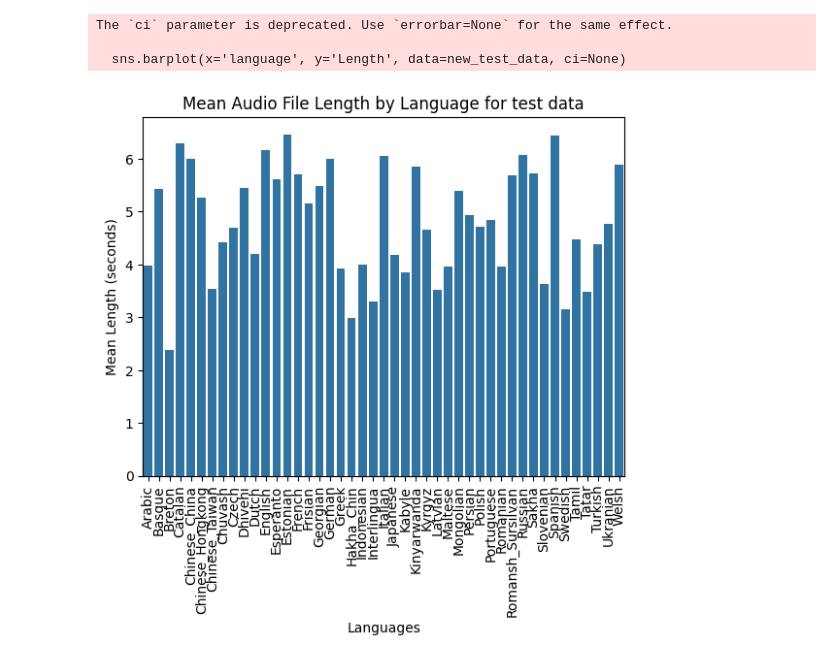
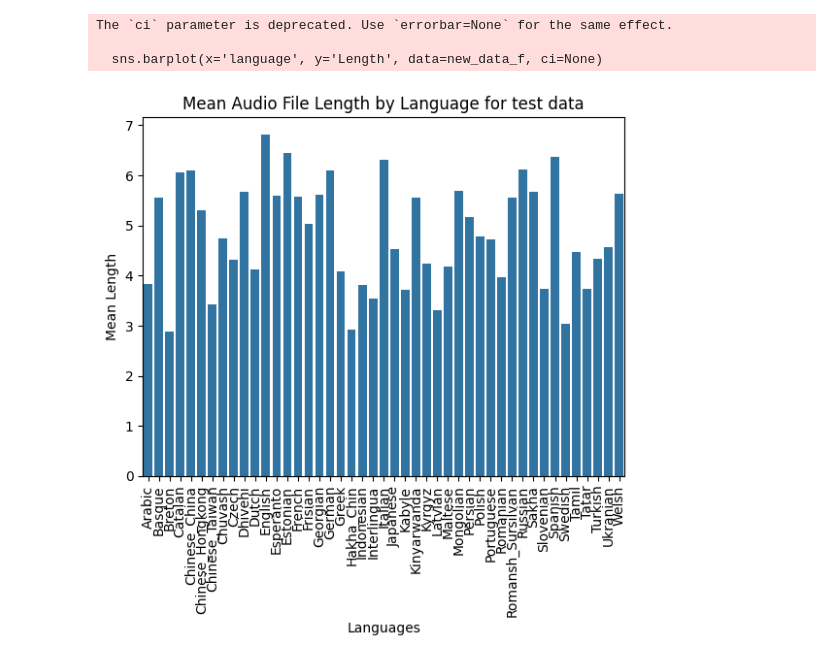
Before and after one commit to Gonxped31/Projet-STT-3795, a Jupyter notebook: src/data/data_exploration.ipynb, the cells around one changed output. Saved outputs shown, nothing was run; the diff lists cells and outputs as text; code cells hidden in the pictures.

```diff
--- a/src/data/data_exploration.ipynb
+++ b/src/data/data_exploration.ipynb
@@ -38,0 +27,2 @@ train_df
+# %%
+data_f = pd.concat([test_df, validation_df])
@@ -54,13 +44,13 @@ test_df
 # %%
-new_test_data = test_df[['language', 'Length']].groupby('language').mean()
-sns.barplot(x='language', y='Length', data=new_test_data, ci=None)
+new_data_f = data_f[['language', 'Length']].groupby('language').mean()
+sns.barplot(x='language', y='Length', data=new_data_f, ci=None)
 plt.title('Mean Audio File Length by Language for test data')
 plt.xlabel('Languages')
-plt.ylabel('Mean Length (seconds)')
+plt.ylabel('Mean Length')
 plt.xticks(rotation=90)
 plt.show()
 # %% [output]
 The `ci` parameter is deprecated. Use `errorbar=None` for the same effect.
 
-  sns.barplot(x='language', y='Length', data=new_test_data, ci=None)
+  sns.barplot(x='language', y='Length', data=new_data_f, ci=None)
-[figure, old version]
+[figure, new version]
```
Also changed, not shown: parts of 14 cells of this notebook, 7 other files.
